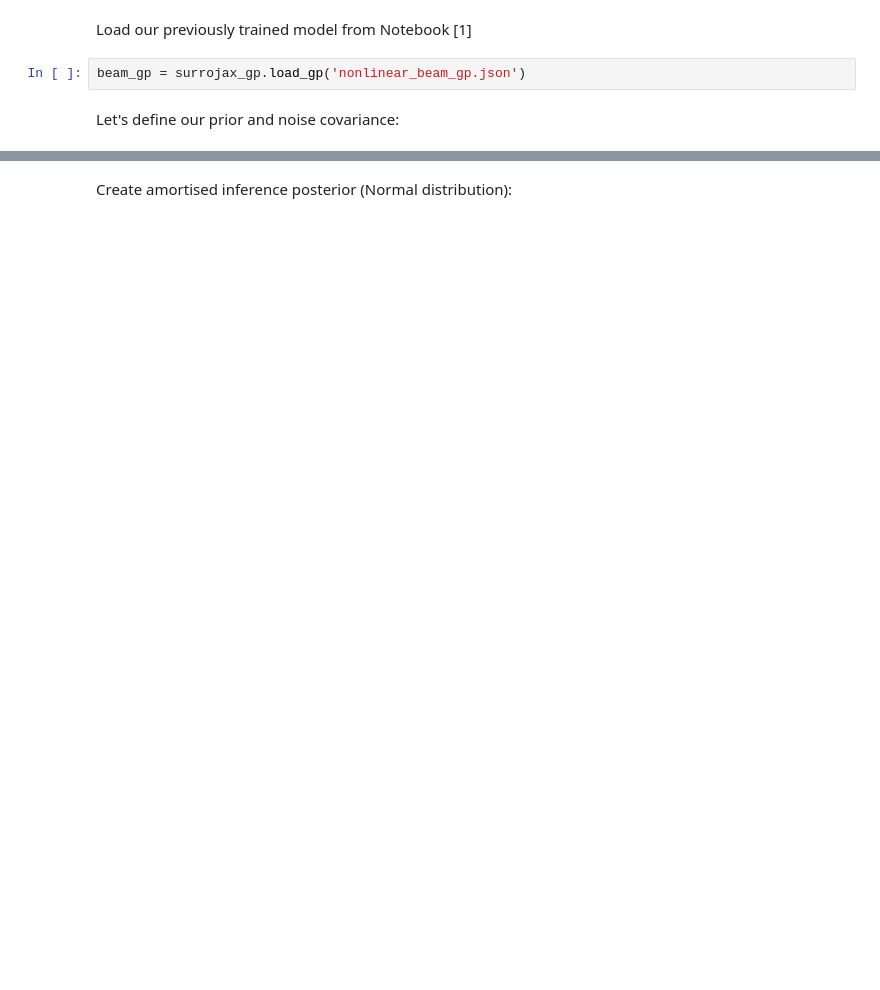
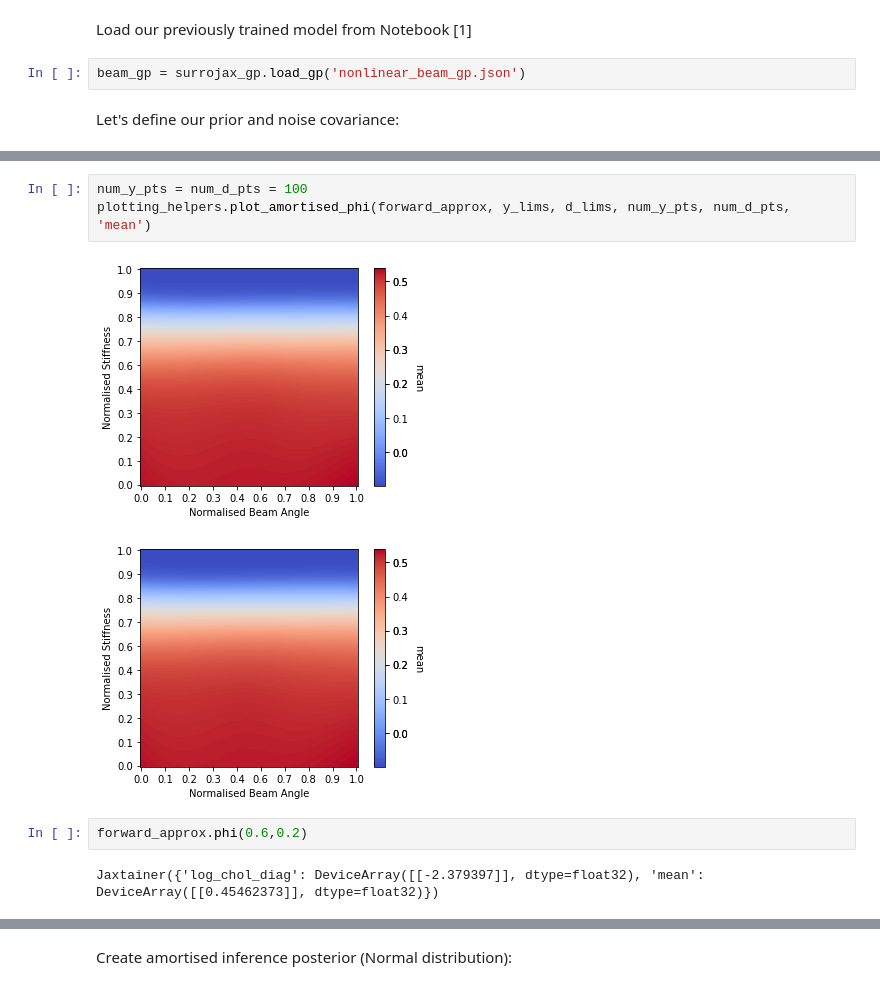
Before and after one commit to mabilton/bayesian_oed_bilton_masters, a Jupyter notebook: chapter_4/[2] Posterior Inference.ipynb, the cells around one changed output, grey strips where cells are left out. Drawn from its saved outputs; the diff is of its cells as text; blank space fills up the shorter version.

```diff
--- a/chapter_4/[2] Posterior Inference.ipynb
+++ b/chapter_4/[2] Posterior Inference.ipynb
@@ -48 +86,11 @@ true_posterior = compute_true_log_posterior(model, noise_cov, prior_mean, prior_
+# %%
+num_y_pts = num_d_pts = 100
+plotting_helpers.plot_amortised_phi(forward_approx, y_lims, d_lims, num_y_pts, num_d_pts, 'mean')
+# %% [output]
+[figure, added]
+[figure, added]
+# %%
+forward_approx.phi(0.6,0.2)
+# %% [output]
+Jaxtainer({'log_chol_diag': DeviceArray([[-2.379397]], dtype=float32), 'mean': DeviceArray([[0.45462373]], dtype=float32)})
 # %%
```
Also changed, not shown: parts of 19 cells of this notebook, 13 other files.
